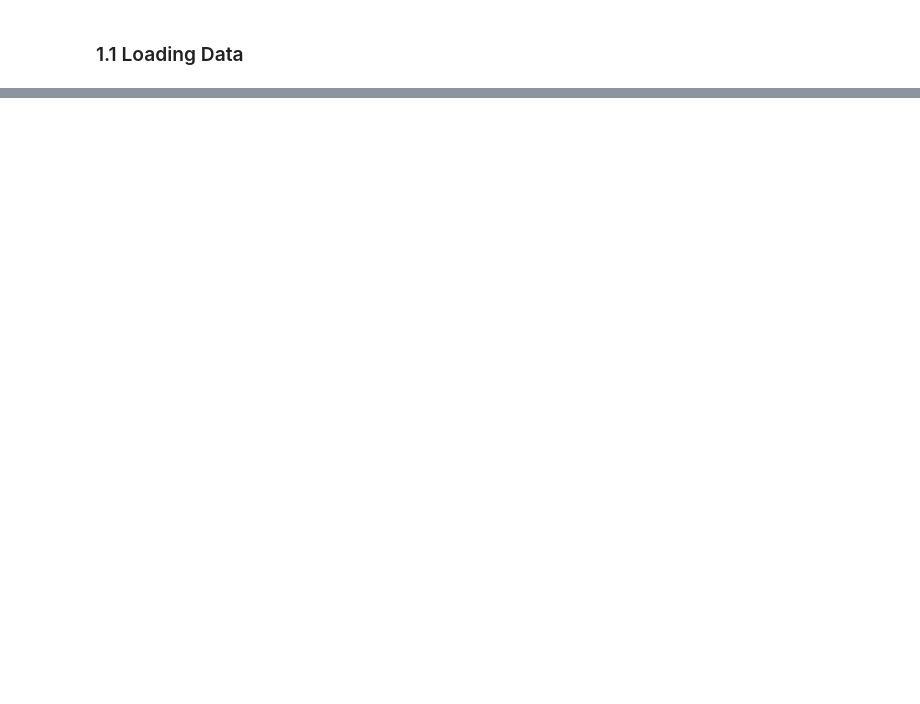
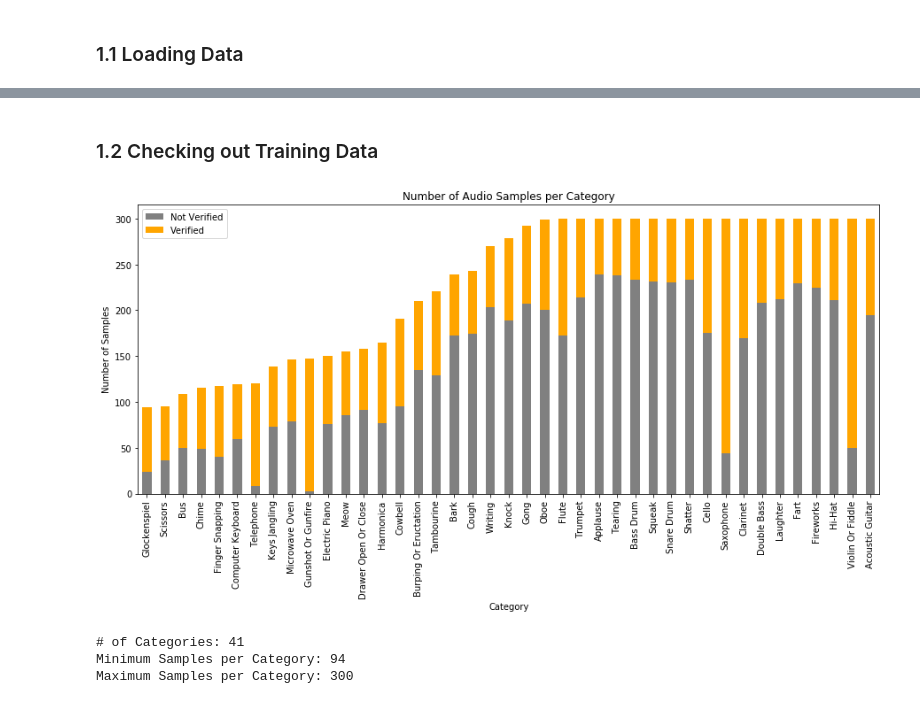
Before and after one commit to grfreitas/Kaggle, a Jupyter notebook: freesound-audio-tagging/audio_tagging_notebook.ipynb, the cells around one changed output, grey strips where cells are left out. Cells and saved outputs as stored; diff of their text form; code cells hidden in the pictures; blank space fills up the shorter version.

Commit message:
:sparkles: Adds signal plotting and brief EDA

```diff
--- a/freesound-audio-tagging/audio_tagging_notebook.ipynb
+++ b/freesound-audio-tagging/audio_tagging_notebook.ipynb
@@ -45,0 +41,25 @@ train
+# %% [markdown]
+### 1.2 Checking out Training Data
+# %%
+train.loc[:,'label'] = train.label.apply(lambda x: ' '.join(x.split('_')).title())
+
+n_classes = train.label.nunique()
+
+category_group = train.groupby(['label', 'manually_verified']).count()
+category_group = category_group.unstack().reindex(category_group.unstack().sum(axis=1).sort_values().index)
+category_group.plot(kind='bar', stacked=True, figsize=(15,6), color=['gray', 'orange'])
+
+plt.title('Number of Audio Samples per Category')
+plt.legend(['Not Verified', 'Verified'])
+plt.xlabel('Category')
+plt.ylabel('Number of Samples')
+plt.show()
+
+print(f'# of Categories: {n_classes}')
+print(f'Minimum Samples per Category: {min(train.label.value_counts())}')
+print(f'Maximum Samples per Category: {max(train.label.value_counts())}')
+# %% [output]
+[figure, added]
+# of Categories: 41
+Minimum Samples per Category: 94
+Maximum Samples per Category: 300
```
Also changed, not shown: parts of 22 cells of this notebook.
